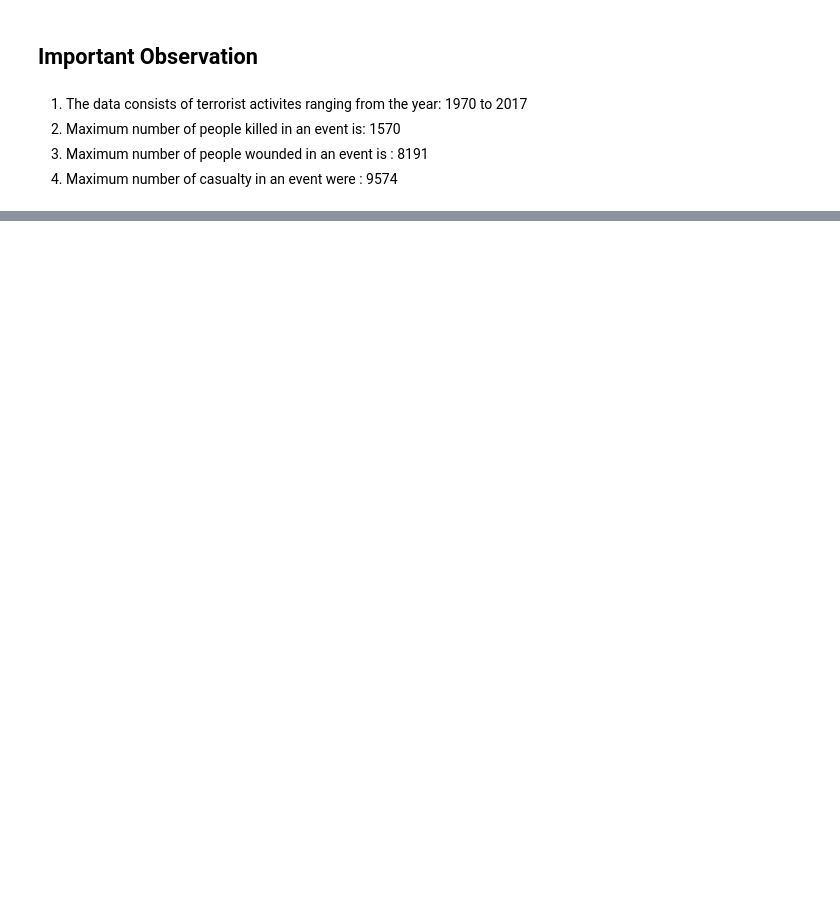
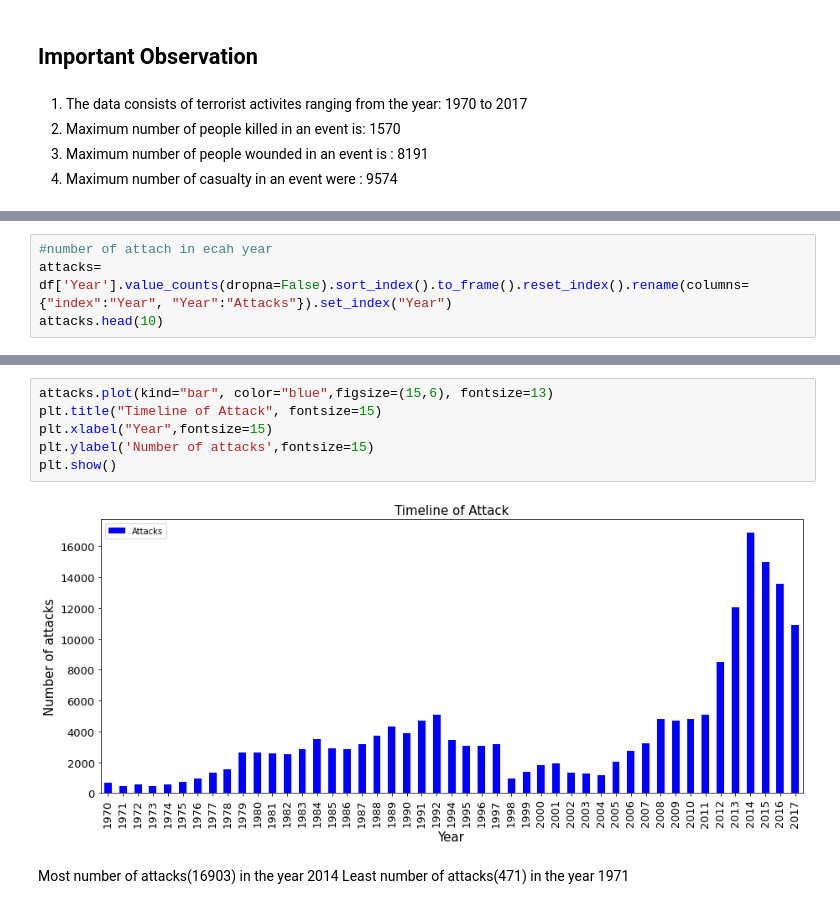
Before and after one commit to Pawan-kumar-Singh/Global-Terrorism, a Jupyter notebook: Global_Terrorism_Analysis_Capstone_Project.ipynb, the cells around one changed output, grey strips where cells are left out. Cells and saved outputs as stored; diff of their text form; blank space fills up the shorter version.

```diff
--- a/Global_Terrorism_Analysis_Capstone_Project.ipynb
+++ b/Global_Terrorism_Analysis_Capstone_Project.ipynb
@@ -171,0 +162,4 @@ df.describe()
+# %%
+#number of attach in ecah year
+attacks= df['Year'].value_counts(dropna=False).sort_index().to_frame().reset_index().rename(columns={"index":"Year", "Year":"Attacks"}).set_index("Year")
+attacks.head(10)
@@ -171,0 +179,11 @@ df.describe()
+# %%
+attacks.plot(kind="bar", color="blue",figsize=(15,6), fontsize=13)
+plt.title("Timeline of Attack", fontsize=15)
+plt.xlabel("Year",fontsize=15)
+plt.ylabel('Number of attacks',fontsize=15)
+plt.show()
+# %% [output]
+[figure, added]
+# %% [markdown]
+Most number of attacks(16903) in the year 2014
+Least number of attacks(471) in the year 1971
```
Also changed, not shown: parts of 15 cells of this notebook.
